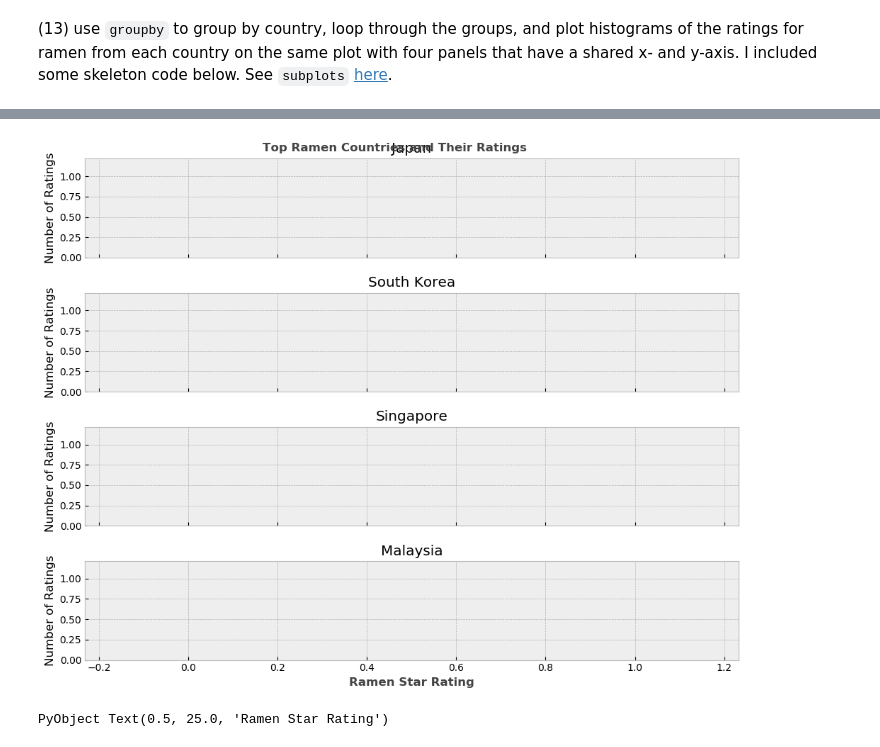
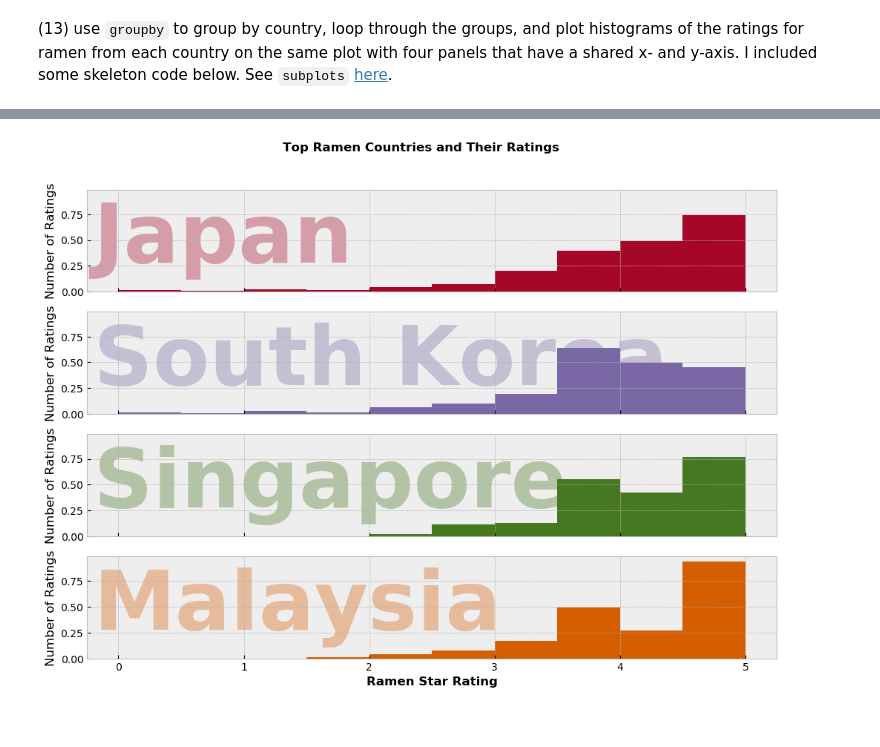
Before and after one commit to HeatherMM1321/CHE599_intro_to_datascience_f19, a Jupyter notebook: HW2/HW2_skeleton.ipynb, the cells around one changed output, grey strips where cells are left out. Saved outputs shown, nothing was run; the diff lists cells and outputs as text; code cells hidden in the pictures.

Commit message:
why is y label weird

```diff
--- a/HW2/HW2_skeleton.ipynb
+++ b/HW2/HW2_skeleton.ipynb
@@ -543,46 +587,57 @@ df_ramen
 # %%
 # pre-specify bins for each plot
-bins = range(0.0, 0.5, length=11)
+bins = range(0.0, 5.0, length=11)
 
 fig, axs = subplots(
     4,
     1,
-    figsize=(10, 8),
+    figsize=(12, 8),
     sharex=true,
     sharey=true,
-    tight_layout=true
+    tight_layout=false
 )
 
+#label_color = "C0"
 df_r = groupby(df_ramen, :country)
 
 for (i, data) in enumerate(df_r)
     country = data[1, :country]
     axs[i].hist(
         data[!, :stars],
         color = "C$i",
         bins=bins,
         normed=true
     )
 
     axs[i].set_ylabel("Number of Ratings")
-    axs[i].set_title("$country")
+    axs[i].text(
+        -.2,
+        .50,
+        "$country",
+        alpha=0.35,
+        size=80,
+        zorder=-100,
+        color="C$i",
+        clip_on=true,
+        va="center",
+        weight="bold"
+    )
 
 end
 
 suptitle(
     "Top Ramen Countries and Their Ratings",
     weight ="bold",
     size = 12,
-    color = label_color
+
 )
 xlabel(
     "Ramen Star Rating",
     weight = "bold",
     size = 12,
-    color = label_color
+
 )
 
-#subplots_adjust(top=0.8)
+subplots_adjust(top=0.9)
 # %% [output]
-[figure, old version]
+[figure, new version]
-PyObject Text(0.5, 25.0, 'Ramen Star Rating')
```
Also changed, not shown: parts of 5 cells of this notebook.
